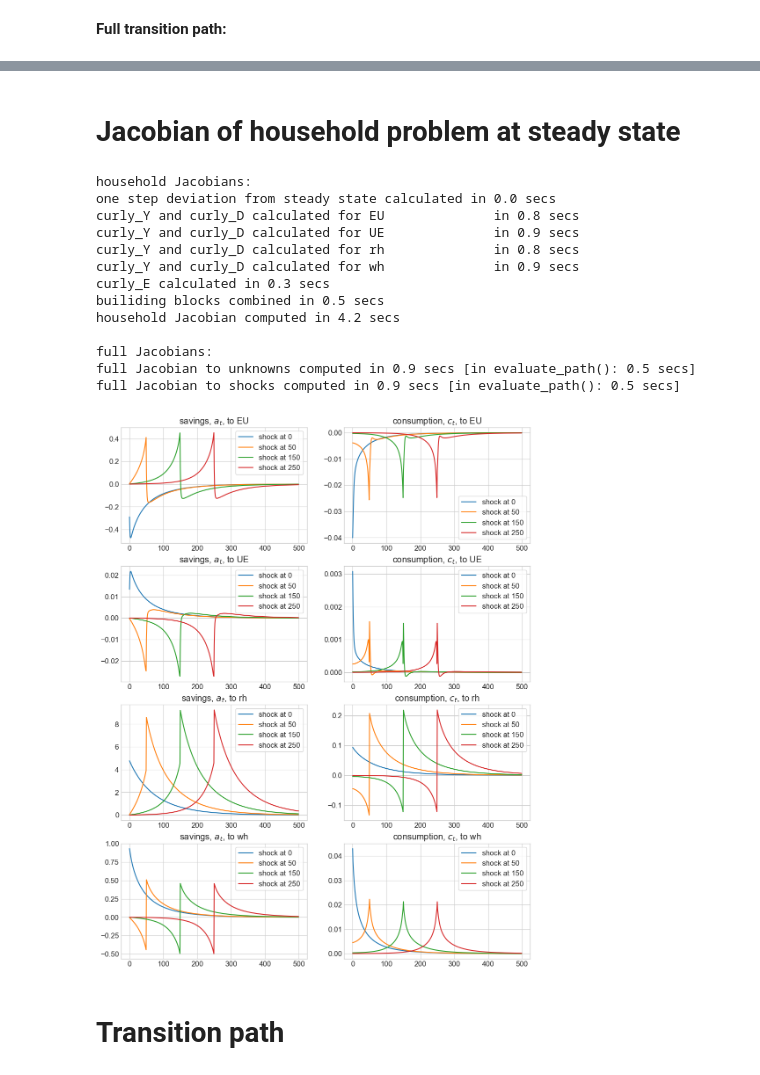
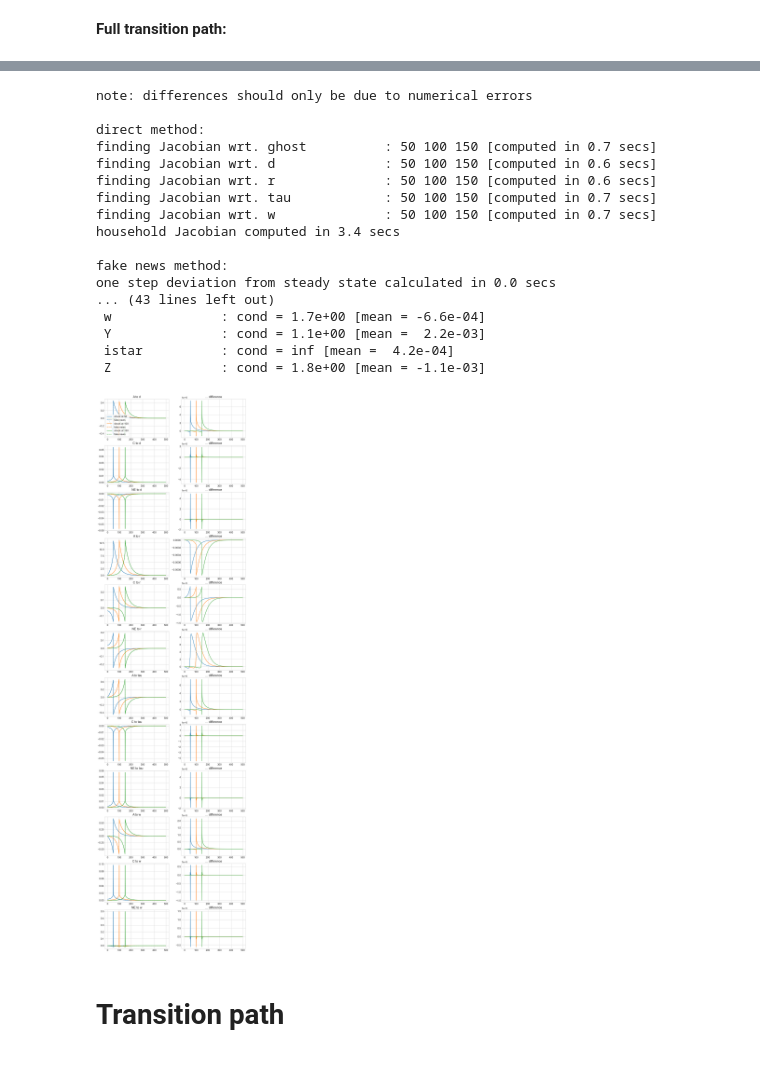
Before and after one commit to NumEconCopenhagen/GEModelToolsNotebooks, a Jupyter notebook: HANK/HANK.ipynb, the cells around one changed output, grey strips where cells are left out. Saved outputs shown, nothing was run; the diff lists cells and outputs as text; code cells hidden in the pictures.

```diff
--- a/HANK/HANK.ipynb
+++ b/HANK/HANK.ipynb
@@ -282,46 +155,24 @@ one step deviation from steady state calculated in 0.0 secs
-# %% [markdown]
-# Jacobian of household problem at steady state
-# %%
-model.compute_jacs(do_print=True)
-# %% [output]
-household Jacobians:
-one step deviation from steady state calculated in 0.0 secs
-curly_Y and curly_D calculated for EU              in 0.8 secs
-curly_Y and curly_D calculated for UE              in 0.9 secs
-curly_Y and curly_D calculated for rh              in 0.8 secs
-curly_Y and curly_D calculated for wh              in 0.9 secs
-curly_E calculated in 0.3 secs
-builiding blocks combined in 0.5 secs
-household Jacobian computed in 4.2 secs
-
-full Jacobians:
-full Jacobian to unknowns computed in 0.9 secs [in evaluate_path(): 0.5 secs]
-full Jacobian to shocks computed in 0.9 secs [in evaluate_path(): 0.5 secs]
-# %%
-fig = plt.figure(figsize=(12,len(model.inputs_hh_all)*4),dpi=100)
-
-i = 0
-for varname in model.inputs_hh_all:
-
-    # a. savings
-    i += 1
-    ax = fig.add_subplot(len(model.inputs_hh_all),2,i)
-    ax.set_title(f'savings, $a_t$, to {varname}')
-    for s in [0,50,150,250]:
-        jac_hh_var = model.jac_hh[('A_hh',varname)]
-        ax.plot(np.arange(par.T),jac_hh_var[:,s],label=f'shock at {s}')
-    ax.legend(frameon=True)
-
-    # b. consumption
-    i += 1
-    ax = fig.add_subplot(len(model.inputs_hh_all),2,i)
-    ax.set_title(f'consumption, $c_t$, to {varname}')
-    for s in [0,50,150,250]:
-        jac_hh_var = model.jac_hh[('C_hh',varname)]
-        ax.plot(np.arange(par.T),jac_hh_var[:,s],label=f'shock at {s}')
-    ax.legend(frameon=True)
-# %% [output]
-[figure, removed]
+# %%
+model.test_jac(s_list=[50,100,150])
+# %% [output]
+note: differences should only be due to numerical errors
+
+direct method:
+finding Jacobian wrt. ghost          : 50 100 150 [computed in 0.7 secs]
+finding Jacobian wrt. d              : 50 100 150 [computed in 0.6 secs]
+finding Jacobian wrt. r              : 50 100 150 [computed in 0.6 secs]
+finding Jacobian wrt. tau            : 50 100 150 [computed in 0.7 secs]
+finding Jacobian wrt. w              : 50 100 150 [computed in 0.7 secs]
+household Jacobian computed in 3.4 secs
+
+fake news method:
+one step deviation from steady state calculated in 0.0 secs
+... (43 lines left out)
+ w              : cond = 1.7e+00 [mean = -6.6e-04]
+ Y              : cond = 1.1e+00 [mean =  2.2e-03]
+ istar          : cond = inf [mean =  4.2e-04]
+ Z              : cond = 1.8e+00 [mean = -1.1e-03]
+[figure, added]
 # %% [markdown]
 # Transition path
 # %% [markdown]
```
Also changed, not shown: parts of 24 cells of this notebook, 10 other files.
